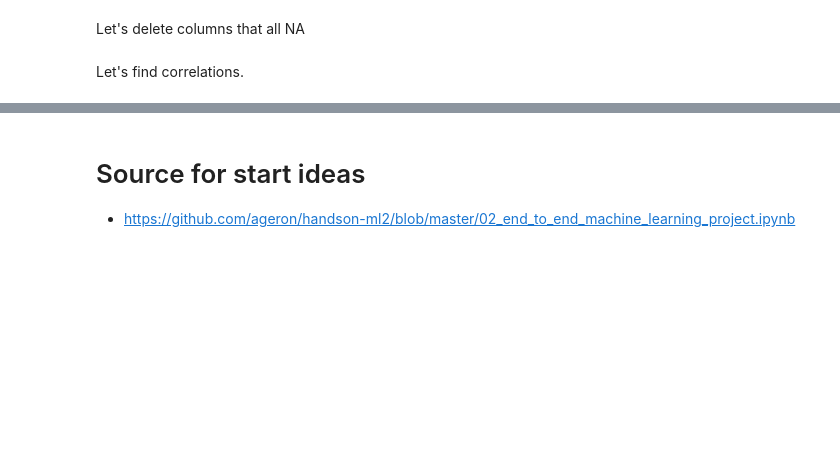
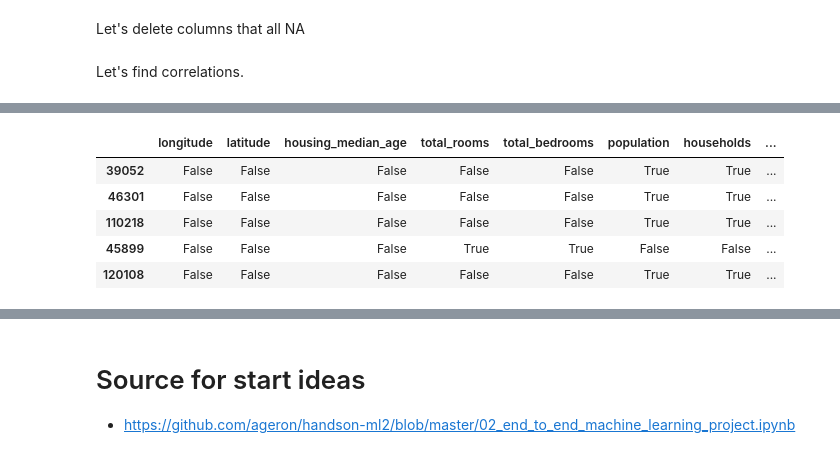
Before and after one commit to matyushkin/competitions, a Jupyter notebook: pipelines/regression/regression.ipynb, the cells around one changed output, grey strips where cells are left out. Saved outputs shown, nothing was run; the diff lists cells and outputs as text; code cells hidden in the pictures; blank space fills up the shorter version.

```diff
--- a/pipelines/regression/regression.ipynb
+++ b/pipelines/regression/regression.ipynb
@@ -286,20 +275,28 @@ df_c.sort_values(by=['value'], ascending=False)
 # %%
-def find_combinations_corrcoef(df_corr, num):
+#%lprun -f find_combinations_corrcoef find_combinations_corrcoef(df_c, 2)
+m = df_tr.shape[0]
+n = len(numeric_cols)
+
+d = {col:[] for col in numeric_cols}
+d['combination'] = []
+d['value'] = []
+
+def find_combinations_corrcoef(df_c, num):
     for combination in tqdm(itertools.combinations(df_tr.columns, num)):
-        if combination not in df_corr['combination'].values:
-            a = ma.ones(df_tr.shape[0])
-            b = ma.zeros(len(numeric_cols), dtype=bool)
+        name = "*".join(combination)
+        if name not in df_c['combination'].values:
+            a = ma.ones(m)
+            b = np.zeros(n, dtype=bool)
             for col in combination:
                 a *= ma.masked_invalid(df_tr[col])
-                b += df_corr[df_corr["combination"] == col].select_dtypes(bool).to_numpy()[0]
-            name = "*".join(combination)
-            d = {col:b[i] for i, col in enumerate(numeric_cols)}
-            d['combination'] = name
-            d['value'] = ma.corrcoef(a, y)[0, 1]
-            df_corr = df_corr.append(d, ignore_index=True)
-    return df_corr
+                b = b | df_c[df_c["combination"] == col].values[0, 1:-1].astype(bool)
+            d['combination'] += [name]
+            d['value'] += [ma.corrcoef(a, y)[0, 1]]
+            for i, col in enumerate(numeric_cols):
+                d[col] += [b[i]]
+    df_c = pd.concat([df_c, pd.DataFrame(d)])
+    return df_c
+
+df_c = find_combinations_corrcoef(df_c, 3)
-# %%
-df_c = find_combinations_corrcoef(df_c, 2)
-df_c = find_combinations_corrcoef(df_c, 3)
 # %%
 df_c
@@ -306,4 +317,13 @@ df_c
 # %%
-# df_c.value = df_c.value.abs()
-# df_c.sort_values(by=['value'], ascending=False).head(50)
-# #df_c[df_c["median_income"] == False].sort_values(by=['value'], ascending=False).head(50)
+df_c.value = df_c.value.abs()
+df_c = df_c.sort_values(by=['value'], ascending=False)
+#df_c[df_c["median_income"] == False].sort_values(by=['value'], ascending=False).head(50)
+# %%
+df_c.head().
+# %% [output]
+|  | longitude | latitude | housing_median_age | total_rooms | total_bedrooms | population | households | ... |
+| 39052 | False | False | False | False | False | True | True | ... |
+| 46301 | False | False | False | False | False | True | True | ... |
+| 110218 | False | False | False | False | False | True | True | ... |
+| 45899 | False | False | False | True | True | False | False | ... |
+| 120108 | False | False | False | False | False | True | True | ... |
```
Also changed, not shown: parts of 14 cells of this notebook.
